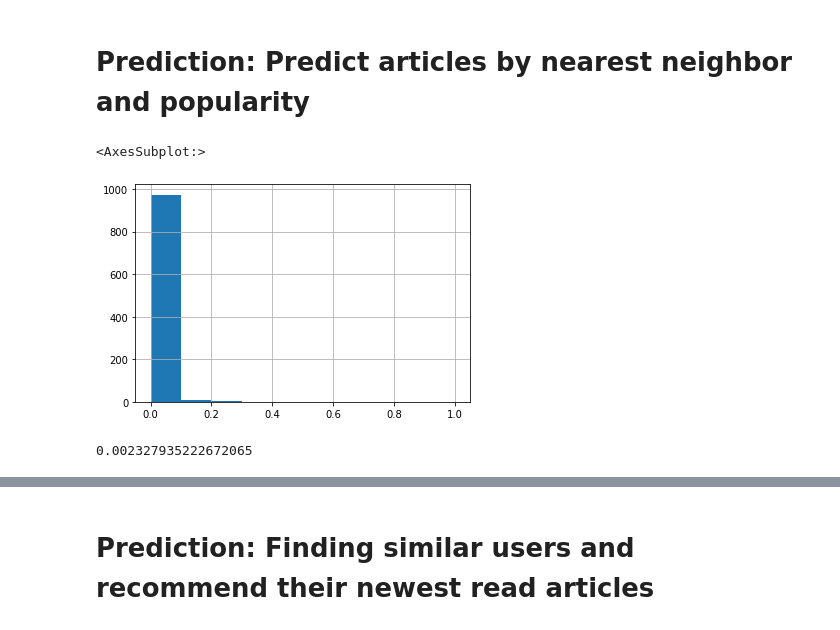
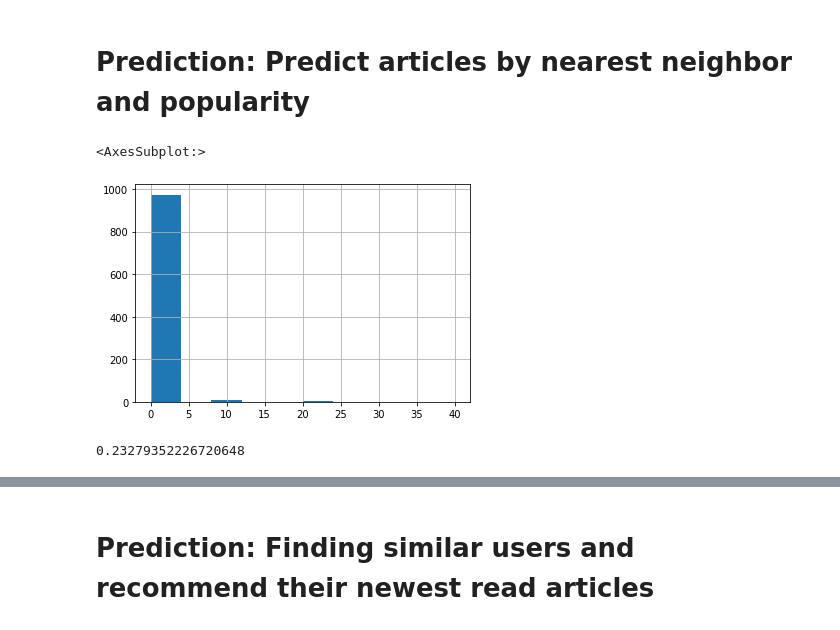
Before and after one commit to jonev/recommender-systems, a Jupyter notebook: graph_based_db.ipynb, the cells around one changed output, grey strips where cells are left out. Drawn from its saved outputs; the diff is of its cells as text; code cells hidden in the pictures.

```diff
--- a/graph_based_db.ipynb
+++ b/graph_based_db.ipynb
@@ -44,10 +44,10 @@ Recall = TP / (TP+FN)
 # %%
 def precision(test_data_user, predictions):
     if(len(predictions) == 0):
-        return
+        return 0
     true_positives = test_data_user[test_data_user["url"].isin(predictions["url"])]
     true_positive_false_positive = predictions
-    return len(true_positives)/len(true_positive_false_positive) # TP / (TP + FP)
+    return 100*(len(true_positives)/len(true_positive_false_positive)) # TP / (TP + FP)
 
 def precision_per_user(df_predictions, df_test_data):
     test_data = df_test_data[["userId", "url"]]
@@ -74,15 +87,15 @@ logging.info(f"Prediction took: {((time.time() - start_time)/60.0)} minutes, or
 # %%
 # Evaluating: 10 predictions per user, for all users, on popularity
 predictions_popularity = pd.read_feather("predictions_popularity_all_users.feather")
 precision_popularity = precision_per_user(predictions_popularity, df_test)
-precision_popularity.hist(bins=[0.0, 0.1, 0.2, 0.3, 0.4, 0.5, 0.6, 0.7, 0.8, 0.9, 1.0])
+precision_popularity.hist()
 # %% [output]
 <AxesSubplot:>
-[figure, old version]
+[figure, new version]
 # %%
 precision_popularity.mean()
 # %% [output]
-0.002327935222672065
+0.23279352226720648
 # %%
 recall_popularity = recall_per_user(predictions_popularity, df_test)
 recall_popularity.hist()
```
Also changed, not shown: parts of 14 cells of this notebook.
